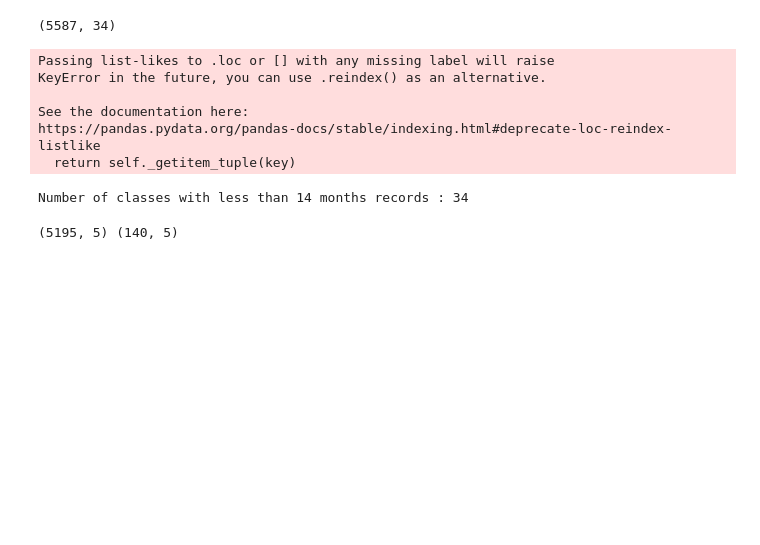
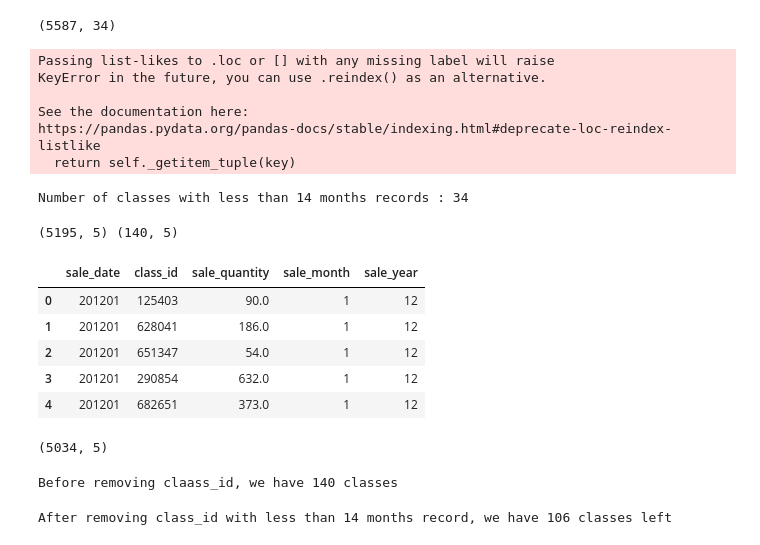
Before and after one commit to songyang0716/Kaggle_Competition, a Jupyter notebook: auto_sale_prediction/sales_prediction.ipynb, the cells around one changed output. Saved outputs shown, nothing was run; the diff lists cells and outputs as text; code cells hidden in the pictures; blank space fills up the shorter version.

```diff
--- a/auto_sale_prediction/sales_prediction.ipynb
+++ b/auto_sale_prediction/sales_prediction.ipynb
@@ -155,2 +150,11 @@ for idx in class_12:
 # %% [output]
 (5195, 5) (140, 5)
+# %%
+all_data.head()
+# %% [output]
+|  | sale_date | class_id | sale_quantity | sale_month | sale_year |
+| 0 | 201201 | 125403 | 90.0 | 1 | 12 |
+| 1 | 201201 | 628041 | 186.0 | 1 | 12 |
+| 2 | 201201 | 651347 | 54.0 | 1 | 12 |
+| 3 | 201201 | 290854 | 632.0 | 1 | 12 |
+| 4 | 201201 | 682651 | 373.0 | 1 | 12 |
@@ -156,0 +164,14 @@ for idx in class_12:
+# %%
+all_data.shape
+# %% [output]
+(5034, 5)
+# %%
+print("Before removing claass_id, we have",
+      len(all_class_id), "classes")
+# %% [output]
+Before removing claass_id, we have 140 classes
+# %%
+print("After removing class_id with less than 14 months record, we have",
+      len(np.unique(all_data['class_id'])), "classes left")
+# %% [output]
+After removing class_id with less than 14 months record, we have 106 classes left
```
Also changed, not shown: parts of 17 cells of this notebook.
